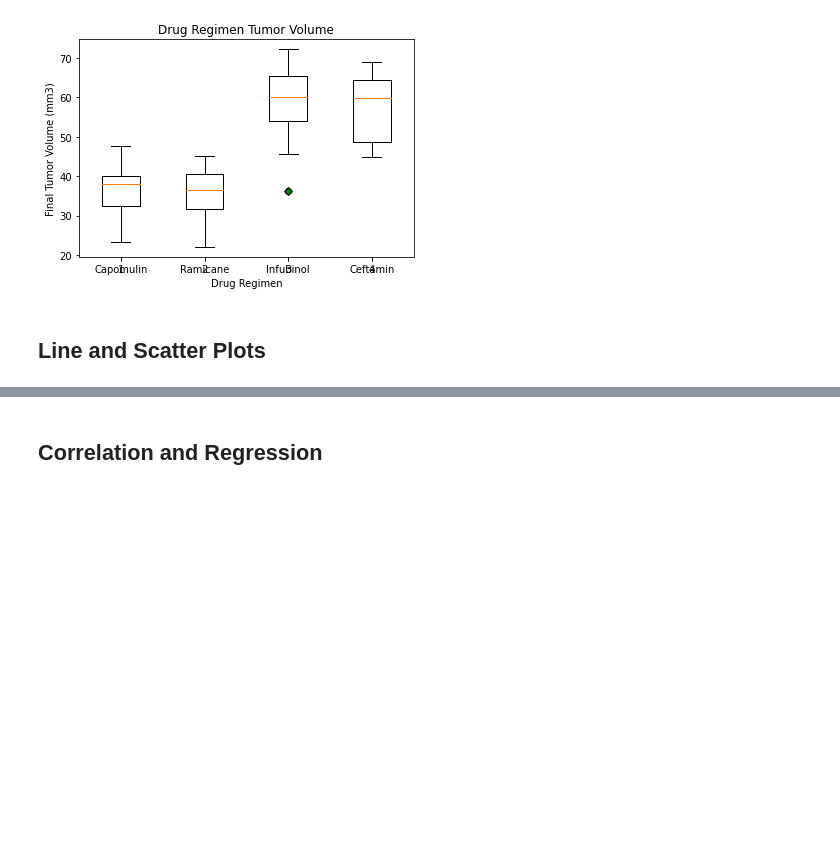
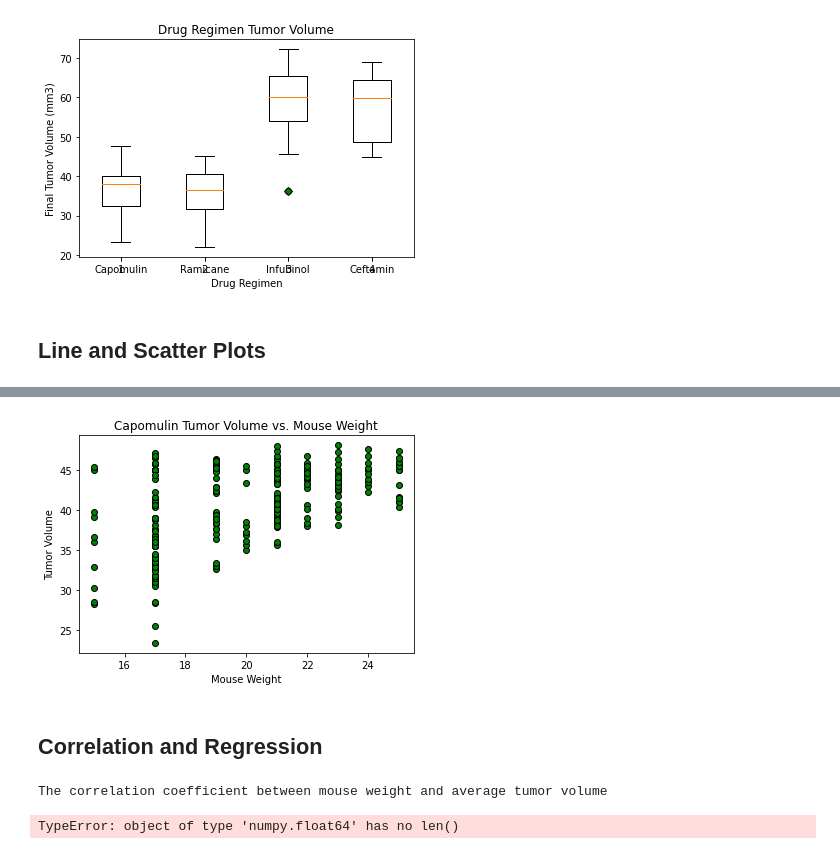
Before and after one commit to RobinWaves/matplotlib-challenge, a Jupyter notebook: pymaceuticals.ipynb, the cells around one changed output, grey strips where cells are left out. Saved outputs shown, nothing was run; the diff lists cells and outputs as text; code cells hidden in the pictures; blank space fills up the shorter version.

```diff
--- a/pymaceuticals.ipynb
+++ b/pymaceuticals.ipynb
@@ -359,5 +299,25 @@ plt.show()
+# %%
+# Generate a scatter plot of average tumor volume vs. mouse weight for the Capomulin regimen
+mouse_scatter = four_regimens.loc[four_regimens['Drug Regimen'] == 'Capomulin', ['Weight (g)', 'Tumor Volume (mm3)']]
+x_axis = mouse_scatter['Weight (g)']
+y_axis = mouse_scatter['Tumor Volume (mm3)']
+avg_tumor_vol = mouse_scatter['Tumor Volume (mm3)'].mean()
+plt.title("Capomulin Tumor Volume vs. Mouse Weight")
+plt.xlabel("Mouse Weight")
+plt.ylabel("Tumor Volume")
+
+plt.scatter(x_axis, y_axis, marker="o", color='green', edgecolors='black')
+plt.show()
+# %% [output]
+[figure, added]
 # %% [markdown]
 ## Correlation and Regression
 # %%
 # Calculate the correlation coefficient and linear regression model
 # for mouse weight and average tumor volume for the Capomulin regimen
+avg_tumor_vol = mouse_scatter['Tumor Volume (mm3)'].mean()
+print(f"The correlation coefficient between mouse weight and average tumor volume")
+print(f"for the Capomulin regimen is {round(st.pearsonr(x_axis, avg_tumor_vol),2)}")
+# %% [output]
+The correlation coefficient between mouse weight and average tumor volume
+TypeError: object of type 'numpy.float64' has no len()
```
Also changed, not shown: parts of 12 cells of this notebook.
